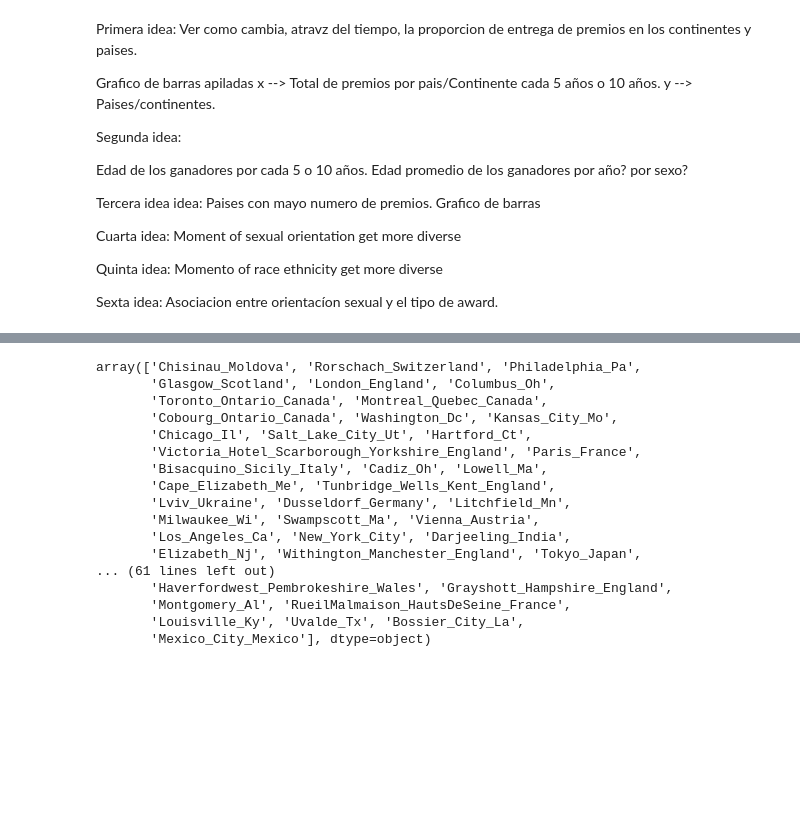
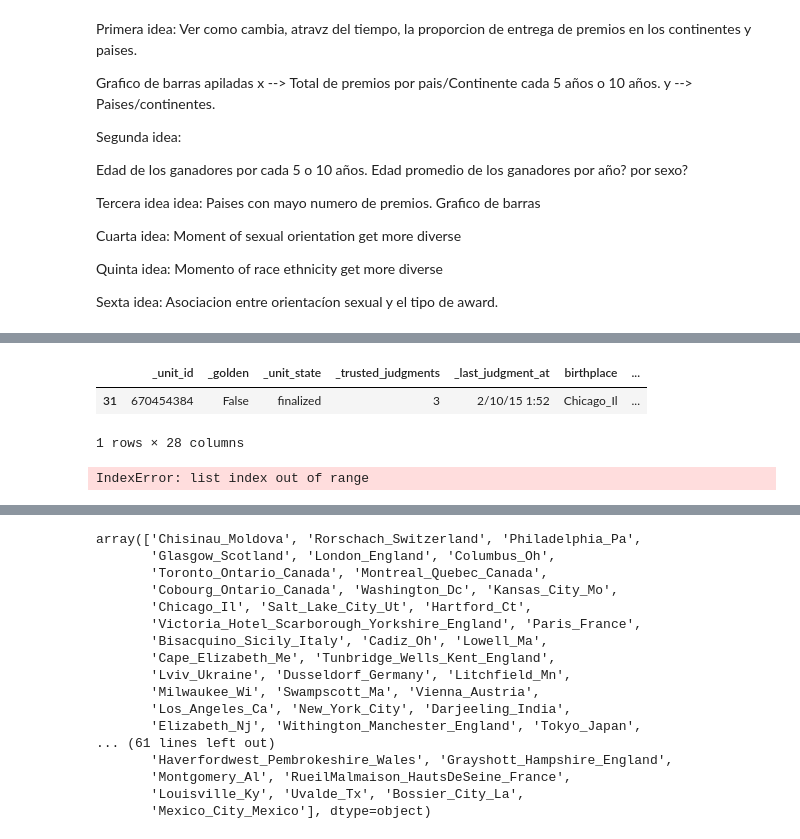
Before and after one commit to E-Freu-DataSc/Proyectos-Pregrado, a Jupyter notebook: Jupyter Notebooks/Visualizar_mapa.ipynb, the cells around one changed output, grey strips where cells are left out. Drawn from its saved outputs; the diff is of its cells as text; code cells hidden in the pictures; blank space fills up the shorter version.

```diff
--- a/Jupyter Notebooks/Visualizar_mapa.ipynb
+++ b/Jupyter Notebooks/Visualizar_mapa.ipynb
@@ -296,10 +298,9 @@ from bs4 import BeautifulSoup
 import pandas as pd
 import json
 
-
 # Adding 'gender' column to the DataFrame if it does not exist
-if 'gender' not in Oscar.columns:
-    Oscar['gender'] = np.nan
+if 'gender' not in Oscar_con_coordenadas.columns:
+    Oscar_con_coordenadas['gender'] = np.nan
 
 def actualizar_genero(data: pd.DataFrame) -> pd.DataFrame:
     """Realiza scrapping del género en la página encontrada en la columna 'biourl'."""
@@ -314,14 +315,12 @@ def actualizar_genero(data: pd.DataFrame) -> pd.DataFrame:
 
             soup = BeautifulSoup(response.content, "html.parser")
 
-            # Busca el género dentro del script JSON-LD
-            scripts = soup.find_all("script", type="application/ld+json")
-            for script in scripts:
-                script_content = script.string
-                if '"gender":' in script_content:
-                    gender_info = script_content.split('"gender": "')[1].split('"')[0]
-                    data.loc[data['person'] == person_name, 'gender'] = gender_info
-                    break
+            # Encuentra el texto que sigue a "Gender:"
+            gender_info = soup.find("b", string="Gender:").next_sibling.strip()
+
+            # Actualiza el DataFrame con la información del género
+            data.loc[data['person'] == person_name, 'gender'] = gender_info
+
         except requests.RequestException as e:
             print(f"Error accessing the page {url}: {e}")
         except Exception as e:
@@ -329,4 +328,4 @@ def actualizar_genero(data: pd.DataFrame) -> pd.DataFrame:
 
     return data
 
-Oscar = actualizar_genero(Oscar)
+Oscar_con_coordenadas = actualizar_genero(Oscar_con_coordenadas)
@@ -426,0 +437,6 @@ Captain America: The First Avenger2011Chris Evans, Hugo Weaving
+# %%
+# Ensure the column is of type string
+Oscar_con_coordenadas["movie"] = Oscar_con_coordenadas["movie"].astype(str)
+
+# Replace underscores with spaces
+Oscar_con_coordenadas["movie"] = Oscar_con_coordenadas["movie"].apply(lambda x: x.replace("_", " "))
@@ -426,0 +598,11 @@ Captain America: The First Avenger2011Chris Evans, Hugo Weaving
+# %%
+Oscar_con_coordenadas.query('movie == "Gigi"')
+# %% [output]
+|  | _unit_id | _golden | _unit_state | _trusted_judgments | _last_judgment_at | birthplace | ... |
+| 31 | 670454384 | False | finalized | 3 | 2/10/15 1:52 | Chicago_Il | ... |
+1 rows × 28 columns
+# %%
+elements = soup2.find_all('li', class_="find-result-item")
+elements[0]
+# %% [output]
+IndexError: list index out of range
```
Also changed, not shown: parts of 20 cells of this notebook, 2 other files.
